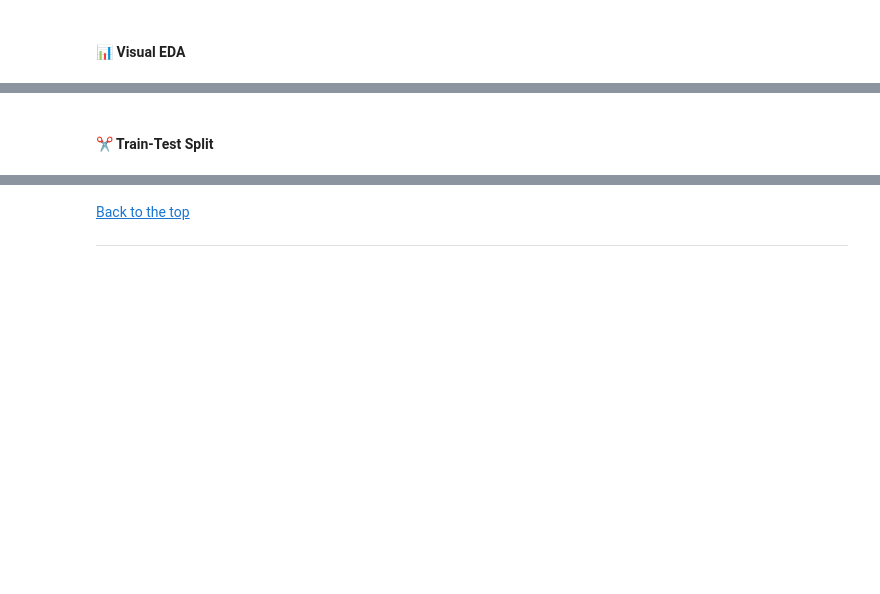
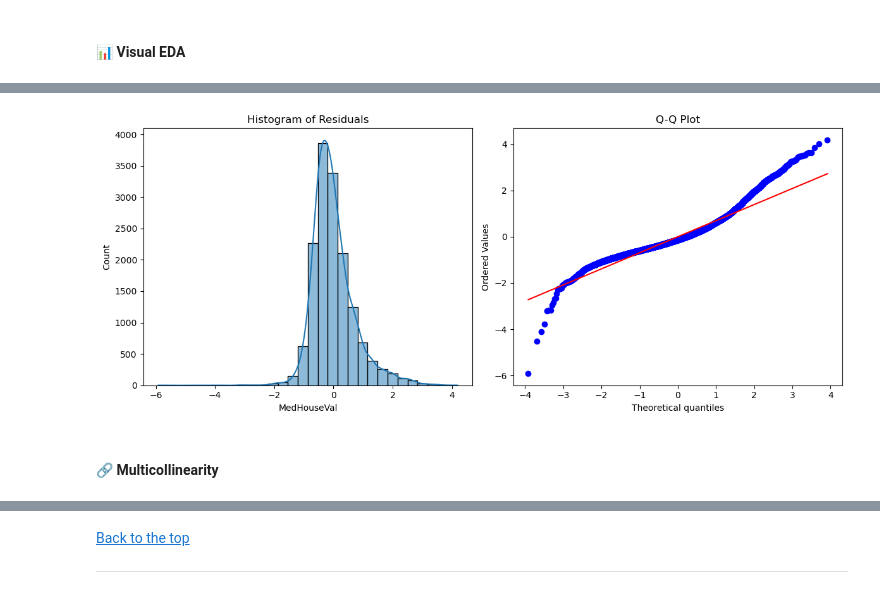
Before and after one commit to ashrithssreddy/ml-toolkit, a Jupyter notebook: Supervised_Learning/regression.ipynb, the cells around one changed output, grey strips where cells are left out. Saved outputs shown, nothing was run; the diff lists cells and outputs as text; code cells hidden in the pictures; blank space fills up the shorter version.

```diff
--- a/Supervised_Learning/regression.ipynb
+++ b/Supervised_Learning/regression.ipynb
@@ -80,3 +189,24 @@ ___
+# %%
+import scipy.stats as stats
+
+# Residuals already computed as: residuals = y_train - y_pred
+
+# Plot histogram + KDE of residuals
+plt.figure(figsize=(12, 5))
+
+plt.subplot(1, 2, 1)
+sns.histplot(residuals, kde=True, bins=30)
+plt.title("Histogram of Residuals")
+
+# Q-Q plot
+plt.subplot(1, 2, 2)
+stats.probplot(residuals, dist="norm", plot=plt)
+plt.title("Q-Q Plot")
+
+plt.tight_layout()
+plt.show()
+# %% [output]
+[figure, added]
 # %% [markdown]
-<a id="train-test-split"></a>
-#### ✂️ Train-Test Split
+<a id="multicollinearity"></a>
+#### 🔗 Multicollinearity
```
Also changed, not shown: parts of 31 cells of this notebook.
